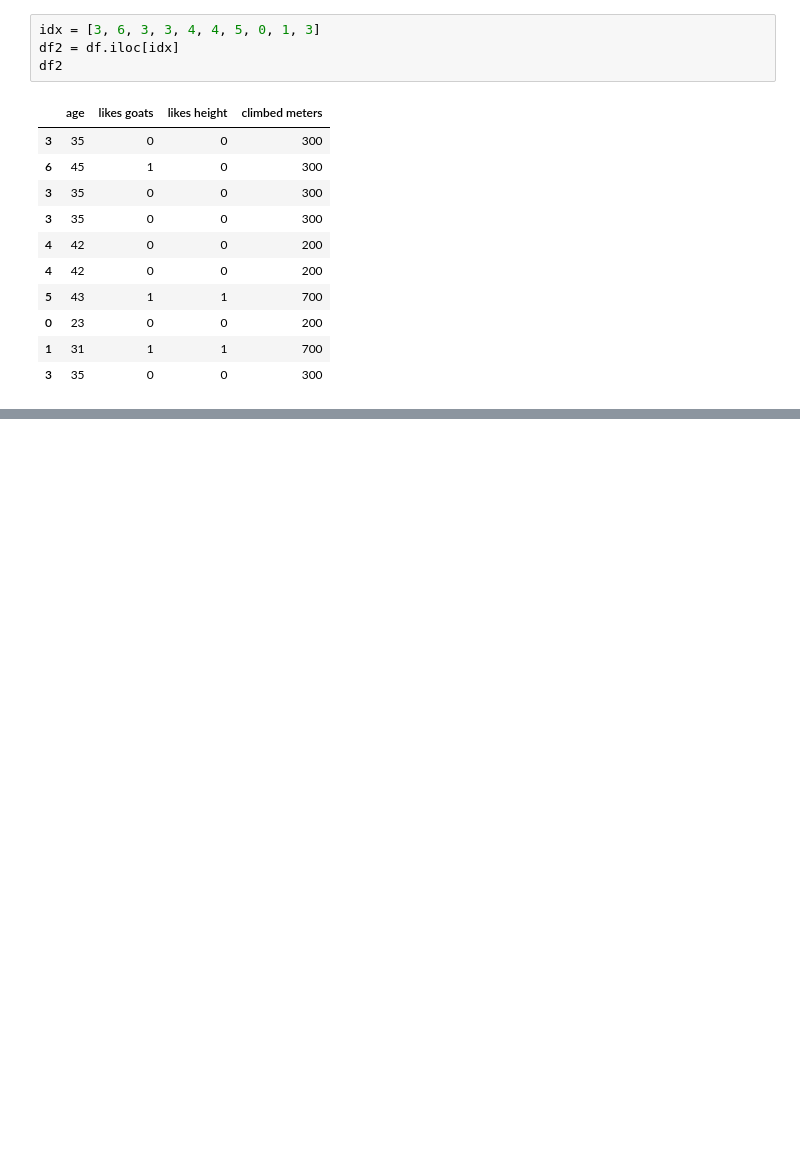
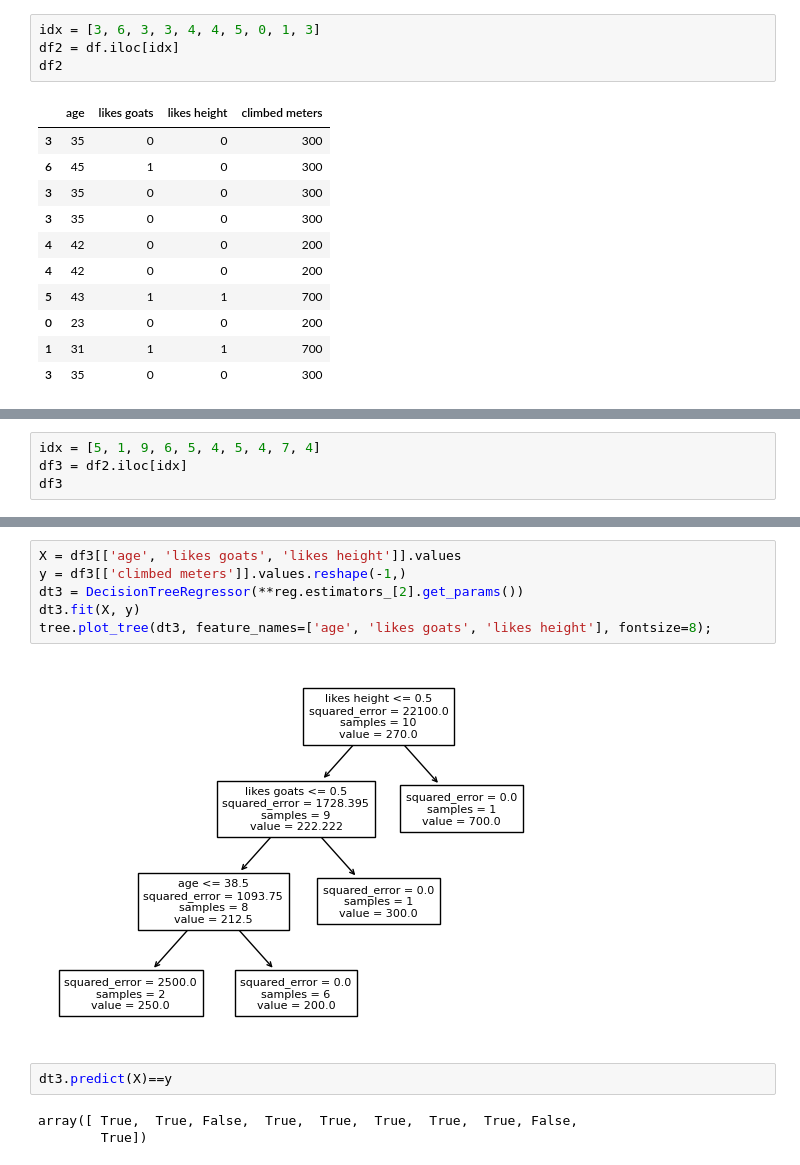
Before and after one commit to froukje/datamapu, a Jupyter notebook: notebooks/code_examples.ipynb, the cells around one changed output, grey strips where cells are left out. Saved outputs shown, nothing was run; the diff lists cells and outputs as text; blank space fills up the shorter version.

```diff
--- a/notebooks/code_examples.ipynb
+++ b/notebooks/code_examples.ipynb
@@ -710,0 +770,4 @@ tree.plot_tree(dt1, feature_names=['age', 'likes goats', 'likes height'], fontsi
+# %%
+idx = [5, 1, 9, 6, 5, 4, 5, 4, 7, 4]
+df3 = df2.iloc[idx]
+df3
@@ -710,0 +786,13 @@ tree.plot_tree(dt1, feature_names=['age', 'likes goats', 'likes height'], fontsi
+# %%
+X = df3[['age', 'likes goats', 'likes height']].values
+y = df3[['climbed meters']].values.reshape(-1,)
+dt3 = DecisionTreeRegressor(**reg.estimators_[2].get_params())
+dt3.fit(X, y)
+tree.plot_tree(dt3, feature_names=['age', 'likes goats', 'likes height'], fontsize=8);
+# %% [output]
+[figure, added]
+# %%
+dt3.predict(X)==y
+# %% [output]
+array([ True,  True, False,  True,  True,  True,  True,  True, False,
+        True])
```
Also changed, not shown: parts of 12 cells of this notebook, 22 other files.
